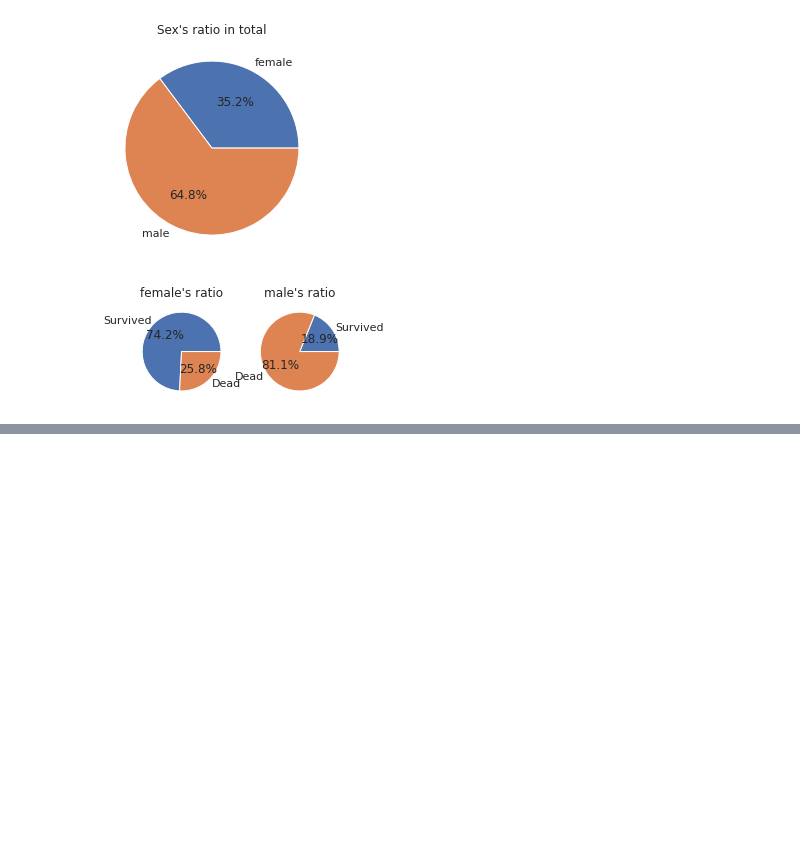
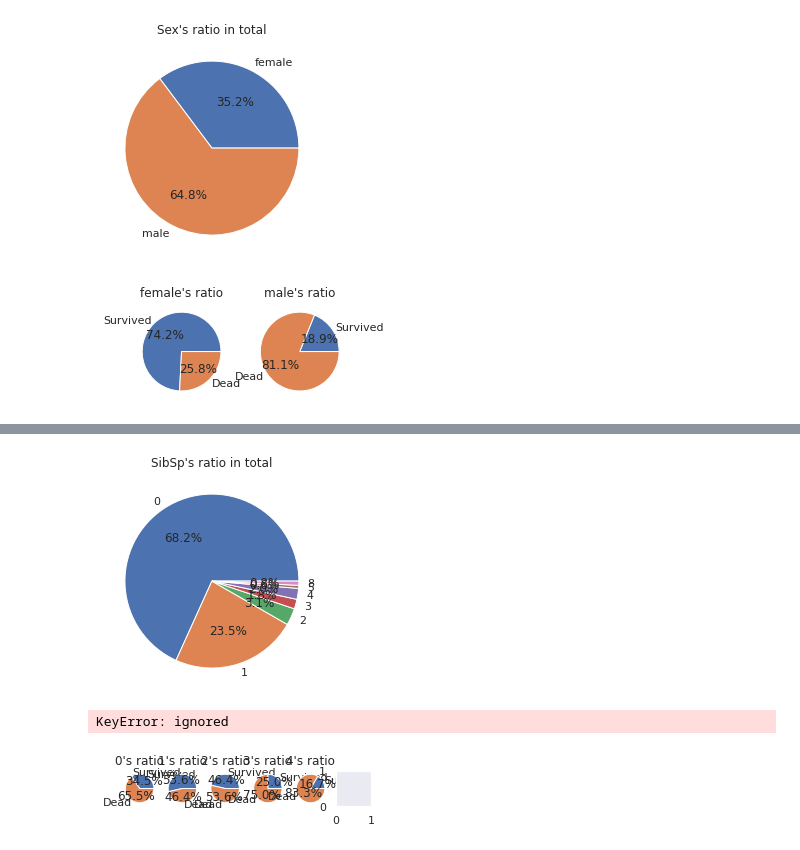
Before and after one commit to unknown-jun/First_step_of_data_analist, a Jupyter notebook: titanic.ipynb, the cells around one changed output, grey strips where cells are left out. Drawn from its saved outputs; the diff is of its cells as text; code cells hidden in the pictures; blank space fills up the shorter version.

```diff
--- a/titanic.ipynb
+++ b/titanic.ipynb
@@ -102,0 +189,6 @@ ValueError: ignored
+# %%
+pie_chart('SibSp')
+# %% [output]
+[figure, added]
+KeyError: ignored
+[figure, added]
```
Also changed, not shown: parts of 13 cells of this notebook.
